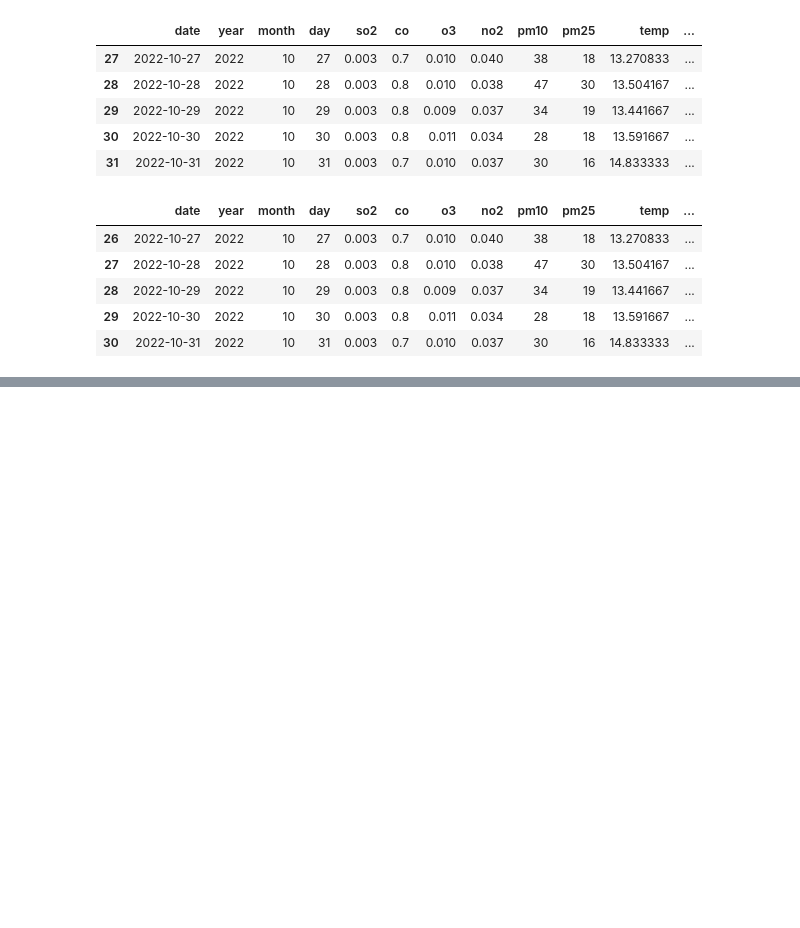
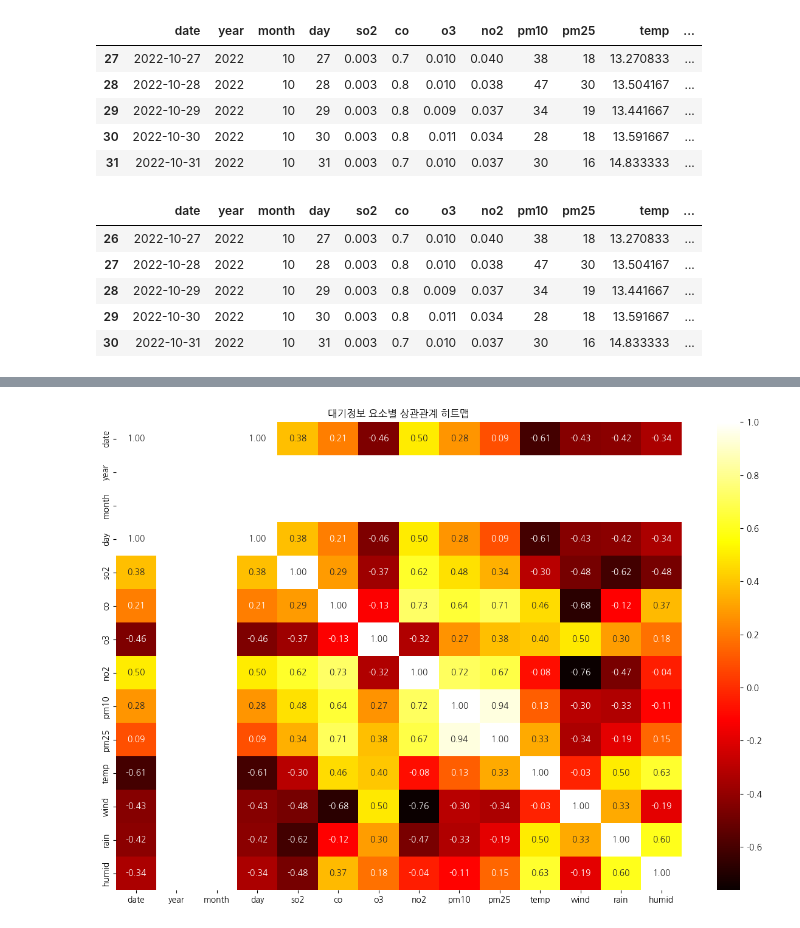
Before and after one commit to kim333333d/Bigdata-Python-2023, a Jupyter notebook: Day_16/py48_미세먼지.ipynb, the cells around one changed output, grey strips where cells are left out. Saved outputs shown, nothing was run; the diff lists cells and outputs as text; code cells hidden in the pictures; blank space fills up the shorter version.

```diff
--- a/Day_16/py48_미세먼지.ipynb
+++ b/Day_16/py48_미세먼지.ipynb
@@ -306,0 +309,18 @@ df_total.tail()
+# %%
+import matplotlib
+# from matplotlib import pyplot as plt
+import matplotlib.pyplot as plt
+from matplotlib import font_manager, rc, rcParams
+import seaborn as sns
+
+import pandas as pd
+import numpy as np
+
+font_path = 'C:/Windows/Fonts/NanumGothic.ttf'
+font = font_manager.FontProperties(fname=font_path).get_name() # 'NanumGothic'
+rc('font', family=font)
+rcParams['axes.unicode_minus'] = False
+# %%
+# 모든 요소별 상관관계 확인
+df_corr = df_total.corr()
+df_corr
@@ -306,0 +343,9 @@ df_total.tail()
+# %%
+# 히트맵으로 상관관계 표시
+plt.figure(figsize=(15,10))
+plt.title('대기정보 요소별 상관관계 히트맵')
+
+sns.heatmap(data=df_corr, annot=True, fmt='.2f', cmap='hot')
+plt.show()
+# %% [output]
+[figure, added]
```
Also changed, not shown: parts of 7 cells of this notebook, 4 other files.
